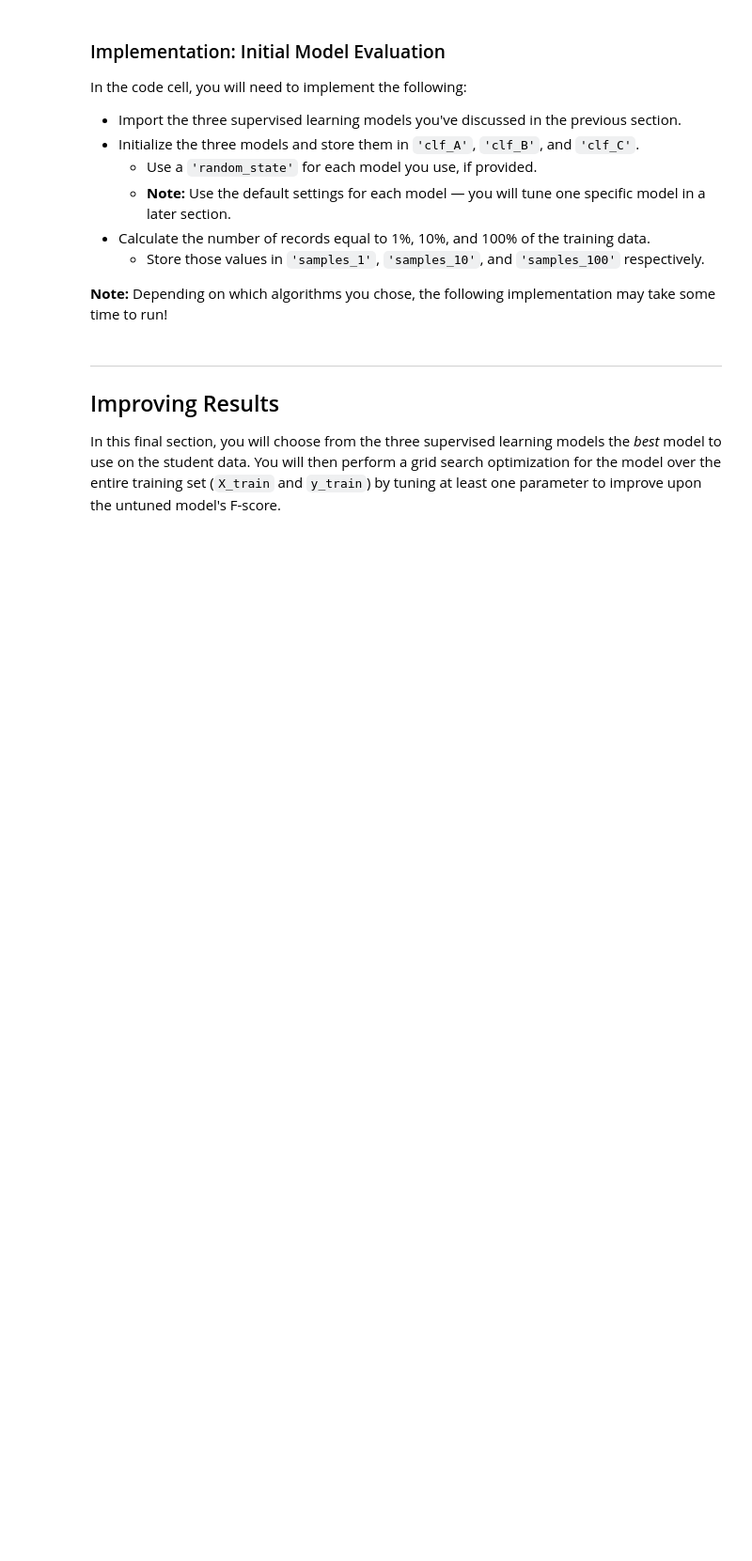
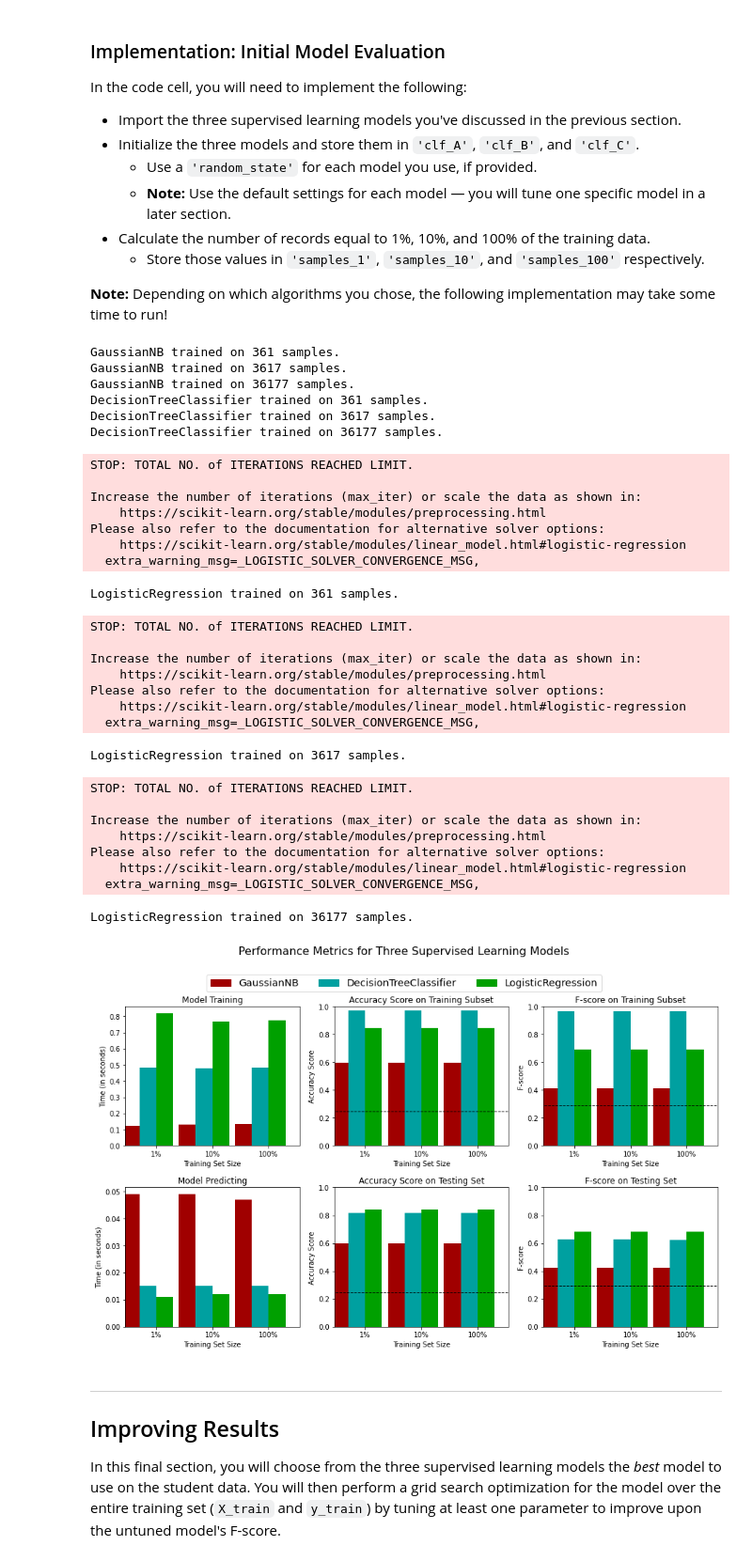
Before and after one commit to amitgk/supervised_learning, a Jupyter notebook: finding_donors.ipynb, the cells around one changed output. Shown at 94% size. Cells and saved outputs as stored; diff of their text form; code cells hidden in the pictures; blank space fills up the shorter version.

```diff
--- a/finding_donors.ipynb
+++ b/finding_donors.ipynb
@@ -246,9 +246,16 @@ TN = 0 # No predicted negatives in the naive case
 FN = 0 # No predicted negatives in the naive case
 '''
 # TODO: Calculate accuracy, precision and recall
-accuracy = np.sum(income)/y_test.shape[0]
-recall = np.sum(income)/np.sum(income)
-precision = np.sum(income)/income.count()
+TN = 0
+FN = 0
+TP = np.sum(income)
+FP = income.count() - TP
+accuracy = (TP + TN) /(TP + TN + FP + FN)
+precision = TP / (TP + FP)
+recall = TP /(TP + FN)
+
+
+print(f'Accuracy={accuracy} Precision={precision} Recall={recall}')
 
 # TODO: Calculate F-score using the formula above for beta = 0.5 and correct values for precision and recall.
 fscore = (1 + 0.25)*(precision * recall)/(0.25*precision + recall)
@@ -320,8 +384,8 @@ def train_predict(learner, sample_size, X_train, y_train, X_test, y_test):
     # TODO: Get the predictions on the test set(X_test),
     #       then get predictions on the first 300 training samples(X_train) using .predict()
     start = time() # Get start time
-    predictions_test = learner.predict(X_test[:], y_test[:])
-    predictions_train = learner.predict(X_train[:300], y_train[:300])
+    predictions_test = learner.predict(X_test[:])
+    predictions_train = learner.predict(X_train[:300])
     end = time() # Get end time
 
     # TODO: Calculate the total prediction time
@@ -334,10 +398,10 @@ def train_predict(learner, sample_size, X_train, y_train, X_test, y_test):
     results['acc_test'] = accuracy_score(y_test, predictions_test)
 
     # TODO: Compute F-score on the the first 300 training samples using fbeta_score()
-    results['f_train'] = fbeta_score(y_train[:300], predictions_train)
+    results['f_train'] = fbeta_score(y_train[:300], predictions_train, beta=0.5)
 
     # TODO: Compute F-score on the test set which is y_test
-    results['f_test'] = fbeta_score(y_test, predictions_test)
+    results['f_test'] = fbeta_score(y_test, predictions_test, beta=0.5)
 
     # Success
     print("{} trained on {} samples.".format(learner.__class__.__name__, sample_size))
@@ -357,31 +421,65 @@ In the code cell, you will need to implement the following:
 **Note:** Depending on which algorithms you chose, the following implementation may take some time to run!
 # %%
 # TODO: Import the three supervised learning models from sklearn
-from sklearn.
+from sklearn.naive_bayes import GaussianNB
+from sklearn.tree import DecisionTreeClassifier
+from sklearn.linear_model import LogisticRegression
 # TODO: Initialize the three models
-clf_A = None
-clf_B = None
-clf_C = None
+clf_A = GaussianNB()
+clf_B = DecisionTreeClassifier()
+clf_C = LogisticRegression()
 
 # TODO: Calculate the number of samples for 1%, 10%, and 100% of the training data
 # HINT: samples_100 is the entire training set i.e. len(y_train)
 # HINT: samples_10 is 10% of samples_100 (ensure to set the count of the values to be `int` and not `float`)
 # HINT: samples_1 is 1% of samples_100 (ensure to set the count of the values to be `int` and not `float`)
-samples_100 = None
-samples_10 = None
-samples_1 = None
+samples_100 = len(y_train)
+samples_10 = int(0.1 * samples_100)
+samples_1 = int(0.01 * samples_100)
 
 # Collect results on the learners
 results = {}
 for clf in [clf_A, clf_B, clf_C]:
     clf_name = clf.__class__.__name__
     results[clf_name] = {}
     for i, samples in enumerate([samples_1, samples_10, samples_100]):
         results[clf_name][i] = \
         train_predict(clf, samples, X_train, y_train, X_test, y_test)
 
 # Run metrics visualization for the three supervised learning models chosen
 vs.evaluate(results, accuracy, fscore)
+# %% [output]
+GaussianNB trained on 361 samples.
+GaussianNB trained on 3617 samples.
+GaussianNB trained on 36177 samples.
+DecisionTreeClassifier trained on 361 samples.
+DecisionTreeClassifier trained on 3617 samples.
+DecisionTreeClassifier trained on 36177 samples.
+STOP: TOTAL NO. of ITERATIONS REACHED LIMIT.
+
+Increase the number of iterations (max_iter) or scale the data as shown in:
+    https://scikit-learn.org/stable/modules/preprocessing.html
+Please also refer to the documentation for alternative solver options:
+    https://scikit-learn.org/stable/modules/linear_model.html#logistic-regression
+  extra_warning_msg=_LOGISTIC_SOLVER_CONVERGENCE_MSG,
+LogisticRegression trained on 361 samples.
+STOP: TOTAL NO. of ITERATIONS REACHED LIMIT.
+
+Increase the number of iterations (max_iter) or scale the data as shown in:
+    https://scikit-learn.org/stable/modules/preprocessing.html
+Please also refer to the documentation for alternative solver options:
+    https://scikit-learn.org/stable/modules/linear_model.html#logistic-regression
+  extra_warning_msg=_LOGISTIC_SOLVER_CONVERGENCE_MSG,
+LogisticRegression trained on 3617 samples.
+STOP: TOTAL NO. of ITERATIONS REACHED LIMIT.
+
+Increase the number of iterations (max_iter) or scale the data as shown in:
+    https://scikit-learn.org/stable/modules/preprocessing.html
+Please also refer to the documentation for alternative solver options:
+    https://scikit-learn.org/stable/modules/linear_model.html#logistic-regression
+  extra_warning_msg=_LOGISTIC_SOLVER_CONVERGENCE_MSG,
+LogisticRegression trained on 36177 samples.
+[figure, added]
 # %% [markdown]
 ----
 ## Improving Results
```
Also changed, not shown: parts of 20 cells of this notebook.
